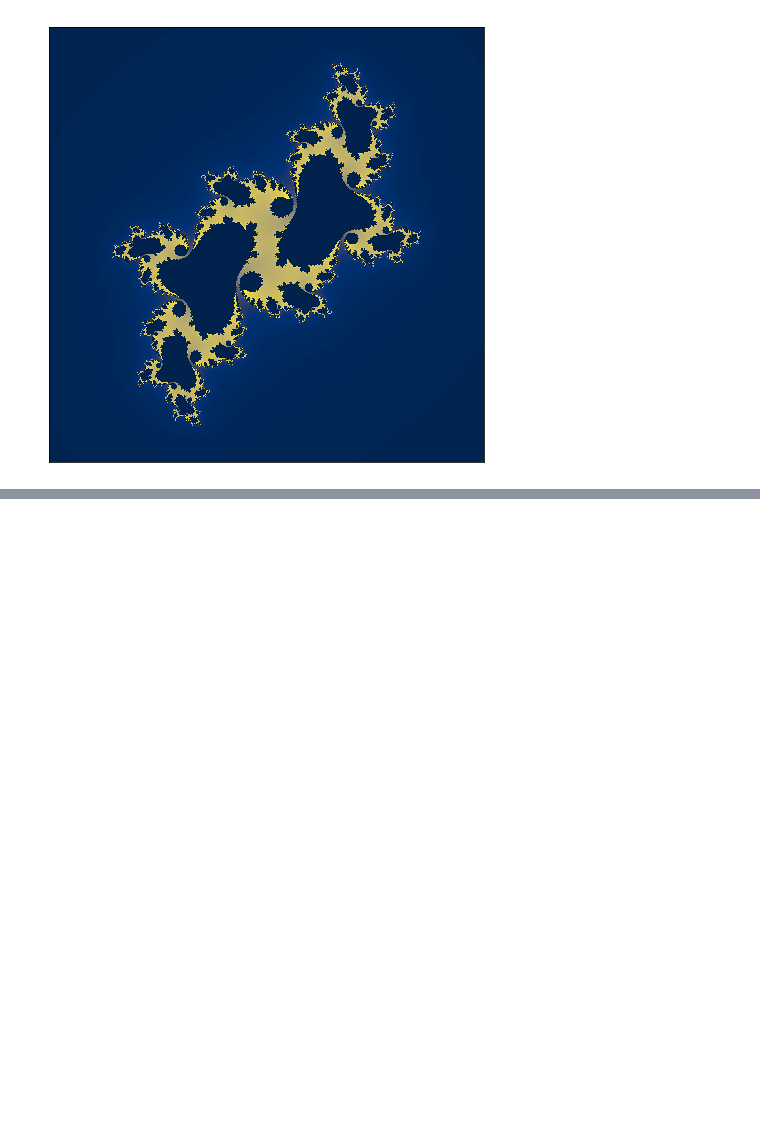
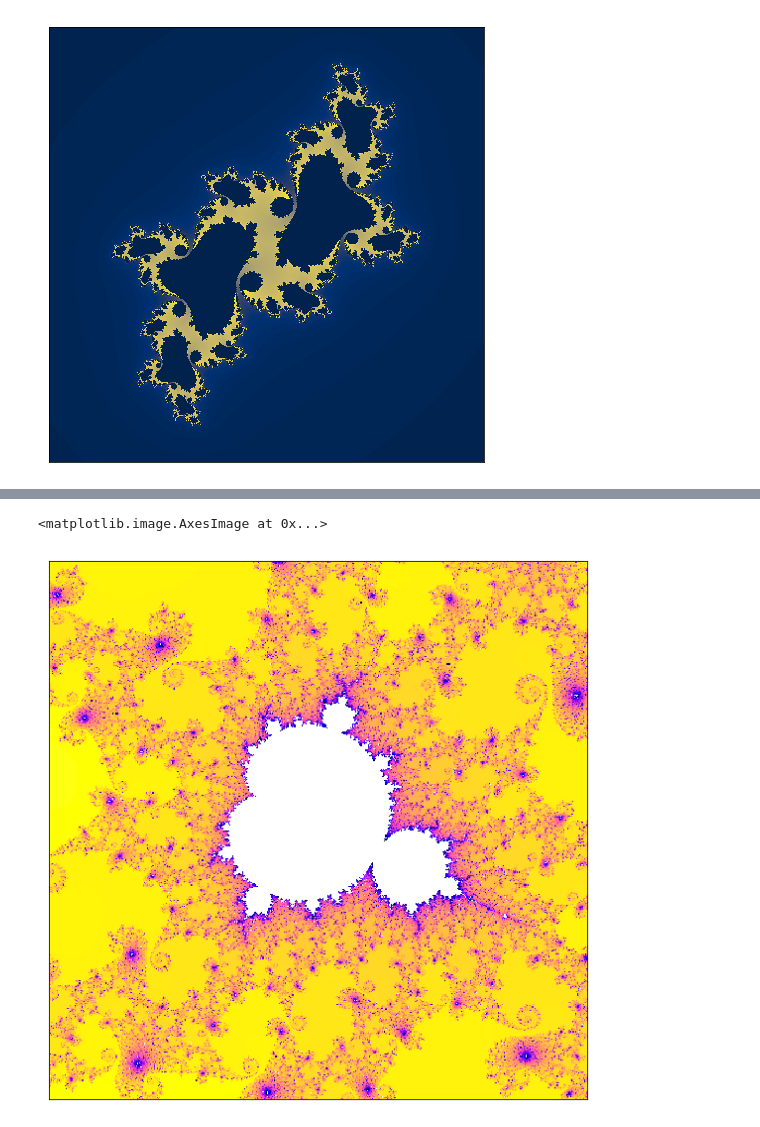
Before and after one commit to k4black/python-guide-fractals, a Jupyter notebook: PythonHSE.ipynb, the cells around one changed output, grey strips where cells are left out. Drawn from its saved outputs; the diff is of its cells as text; code cells hidden in the pictures; blank space fills up the shorter version.

```diff
--- a/PythonHSE.ipynb
+++ b/PythonHSE.ipynb
@@ -345,0 +373,20 @@ plt.imshow(image, cmap=cm.cividis)
+# %%
+x = -1.88488933694469
+y = 8.1387E-10
+width = 2.4E-13
+
+x = -0.777807810193171
+y = 0.131645108003206
+width =  3.2E-2
+
+
+
+plt.figure(figsize=(10, 10))
+image = mandelbrot(-0.74877, -0.74872, 500, 0.065053, 0.065103, 500,
+               max_iterations=2048, infinity_border=10)
+plt.xticks([])
+plt.yticks([])
+plt.imshow(image, cmap='gnuplot2', interpolation='none')
+# %% [output]
+<matplotlib.image.AxesImage at 0x...>
+[figure, added]
```
Also changed, not shown: parts of 4 cells of this notebook.
